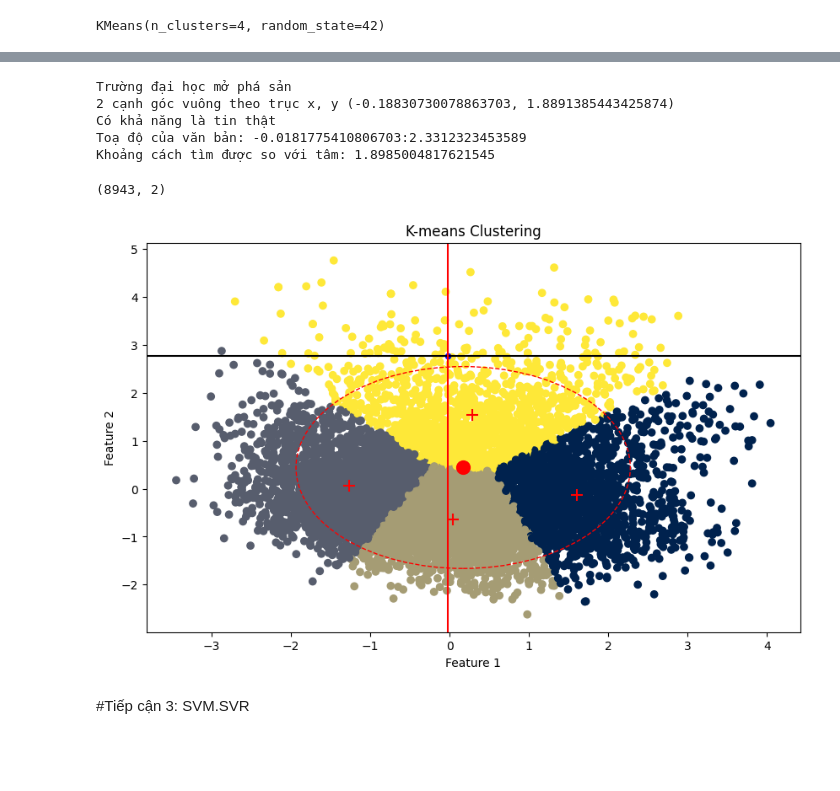
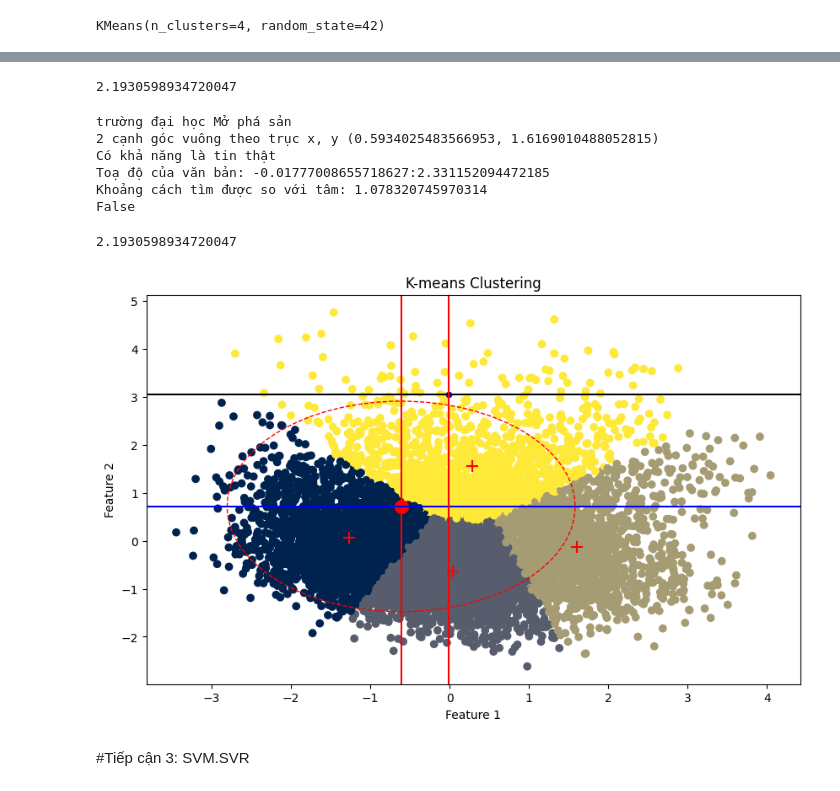
Before and after one commit to ToAN7/SIC_AI, a Jupyter notebook: SIC.ipynb, the cells around one changed output, grey strips where cells are left out. Saved outputs shown, nothing was run; the diff lists cells and outputs as text; code cells hidden in the pictures; blank space fills up the shorter version.

```diff
--- a/SIC.ipynb
+++ b/SIC.ipynb
@@ -126,11 +148,11 @@ def convertData(text):
 #data: Dữ liệu đã được embeddings có shape (8943,768)
 data = pd.read_csv('/content/drive/MyDrive/SIC/Embeddings_DATA.csv')
 #đọc file thật và giả
-real_news = pd.read_csv('/content/drive/MyDrive/Data_/DATA_.csv')
-fake_news = pd.read_csv('/content/drive/MyDrive/Data_/Fake_news_all.csv')
+real_news = pd.read_csv('/content/drive/MyDrive/Data_/Data_test_300/DATA_.csv')
+fake_news = pd.read_csv('/content/drive/MyDrive/Data_/Data_test_300/Fake_news_all.csv')
 # %%
-# data.drop(columns=['Unnamed: 0'],inplace=True)
-# real_news.drop(columns=['Unnamed: 0'],inplace=True)
+data.drop(columns=['Unnamed: 0'],inplace=True)
+real_news.drop(columns=['Unnamed: 0'],inplace=True)
 # fake_news.drop(columns=['Unnamed: 0'],inplace=True)
 # %% [markdown]
 #Tiếp cận 1 xác định độ tương đồng
@@ -145,7 +167,7 @@ X_Fake = [convertData(news) for news in X_fake]
 X_Real = [convertData(news) for news in X_real]
 # %%
 #Trích xuất tfidf vector
-vectorizer = TfidfVectorizer(max_features=36512)
+vectorizer = TfidfVectorizer()
 #Gộp 2 tập dữ liệu để tạo vecto cùng chiều
 News = X_Fake + X_Real
 #Tạo vectơ
@@ -159,7 +181,7 @@ News_vector.shape
 fake_vectors = News_vector[:len(X_Fake)]
 real_vectors = News_vector[len(X_Fake):]
 # %%
-cosine_similarities = cosine_similarity(fake_vectors[:],real_vectors[:],len(X_Fake))
+cosine_similarities = cosine_similarity(fake_vectors[:],real_vectors[:])
 #Độ đo cosine của tin giả đầu tiên
 print(f'Độ đo cosine của tin giả đầu tiên{cosine_similarities[0]}')
 # %% [output]
@@ -281,6 +287,10 @@ list_test = list()
 # %%
 for i in range(model_Kmeans.n_clusters):
   ths = caculate_thresholds(model_Kmeans, data, model_Kmeans.n_clusters)
+# %%
+ths[0]
+# %% [output]
+2.1930598934720047
 # %%
 text = input()
 list_test.append(text)# nhằm lưu lại các text đã dùng
@@ -288,8 +298,8 @@ propress_text = convertData(text)
 ebd_text = model.encode(propress_text)
 ebd_text = pca.transform(ebd_text.reshape(1,-1))
   #Ta có toạ độ text mới, và toạ độ tâm centroid
-tammoi = np.array([centroid[0][0],centroid[1][1]])
-tammoi = tammoi.reshape(1,-1)
+# tammoi = np.array([centroid[0][0],centroid[1][1]])
+# tammoi = tammoi.reshape(1,-1)
   #tính khoảng cách giữa 2 tâm
 # dst_y =np.sqrt((tammoi[0][0]-ebd_text[0][0])**2 + (tammoi[0][1]-ebd_text[0][1])**2)
 # tm = np.array([0,dst_y+centroid[1][1]]).reshape(1,-1)
@@ -298,58 +308,60 @@ toadox = ebd_text[0][0]-centroid[0][0]
 toadoy = ebd_text[0][1]-centroid[1][1]
 print(f'2 cạnh góc vuông theo trục x, y {toadox,toadoy}')
 canhhuyen = np.sqrt(toadox**2 + toadoy**2)
-if canhhuyen > ths[0]:
+if (canhhuyen) > ths[0]:
   print('Có khả năng là tin không có thật')
 else:
   print('Có khả năng là tin thật')
 print(f'Toạ độ của văn bản: {ebd_text[0][0]}:{ebd_text[0][1]}')
-print(f'Khoảng cách tìm được so với tâm: {canhhuyen}')
+print(f'Khoảng cách tìm được so với tâm: {centroids[1][1]+canhhuyen}')
+print(ths[0] < (centroids[1][1]+canhhuyen))
 # %% [output]
-Trường đại học mở phá sản
-2 cạnh góc vuông theo trục x, y (-0.18830730078863703, 1.8891385443425874)
+trường đại học Mở phá sản
+2 cạnh góc vuông theo trục x, y (0.5934025483566953, 1.6169010488052815)
 Có khả năng là tin thật
-Toạ độ của văn bản: -0.0181775410806703:2.3312323453589
-Khoảng cách tìm được so với tâm: 1.8985004817621545
+Toạ độ của văn bản: -0.01777008655718627:2.331152094472185
+Khoảng cách tìm được so với tâm: 1.078320745970314
+False
-# %%
-data.shape
-# %% [output]
-(8943, 2)
+# %%
+ths[0]
+# %% [output]
+2.1930598934720047
 # %%
 plt.figure(figsize=(10, 6))
 
 plt.scatter(data[:,0], data[:, 1], c=model_Kmeans.labels_, cmap='cividis')
 plt.scatter(centroids[:,0],centroids[:,1],marker='+',color='red',s=100)# s là kích thước của tất cả các điểm centroids, đặt 100 để chúng trở nên nổi bật hơn
 plt.scatter(centroid[0][0],centroid[1][1],marker='o',color='red',s=130)
 plt.scatter(ebd_text[0][0],ebd_text[0][1]+centroid[1][1],marker='o',color='blue',s=20)
 #
 #tìm ra ngưỡng thích hợp làm ngưỡng chung
 circle = plt.Circle((centroid [0][0],centroid[1][1]), radius=ths[0], color='red', fill=False, linestyle='--')
 plt.gca().add_patch(circle)
 
 # circle = plt.Circle((centroids[1,0], centroids[1,1]), radius=ths[1], color='blue', fill=False, linestyle='--')
 # plt.gca().add_patch(circle)
 # circle = plt.Circle((centroids[2,0], centroids[2,1]), radius=ths[2], color='brown', fill=False, linestyle='--')
 # plt.gca().add_patch(circle)
 # circle = plt.Circle((centroids[3,0], centroids[3,1]), radius=ths[3], color='gray', fill=False, linestyle='--')
 # plt.gca().add_patch(circle)
 
 ##Vẽ đồ thị để hình dung cách tính khoảng cách
 
-# plt.axvline(x=centroid[0][0], color='r', linestyle='-')
-# plt.axhline(y=centroid[1][1],color='blue')
+plt.axvline(x=centroid[0][0], color='r', linestyle='-')
+plt.axhline(y=centroid[1][1],color='blue')
 
 plt.axhline(y=ebd_text[0][1]+centroid[1][1],color='black')
 plt.axvline(x=ebd_text[0][0], color='r', linestyle='-')
 
 # plt.axvline(x=0, color='gray', linestyle='--')
 # plt.axhline(y=0, color='gray', linestyle='--')
 
 plt.xlabel('Feature 1')
 plt.ylabel('Feature 2')
 plt.title('K-means Clustering')
 plt.show()
 # %% [output]
-[figure, old version]
+[figure, new version]
 # %% [markdown]
 #Tiếp cận 3: SVM.SVR
 # %%
```
Also changed, not shown: parts of 28 cells of this notebook.
